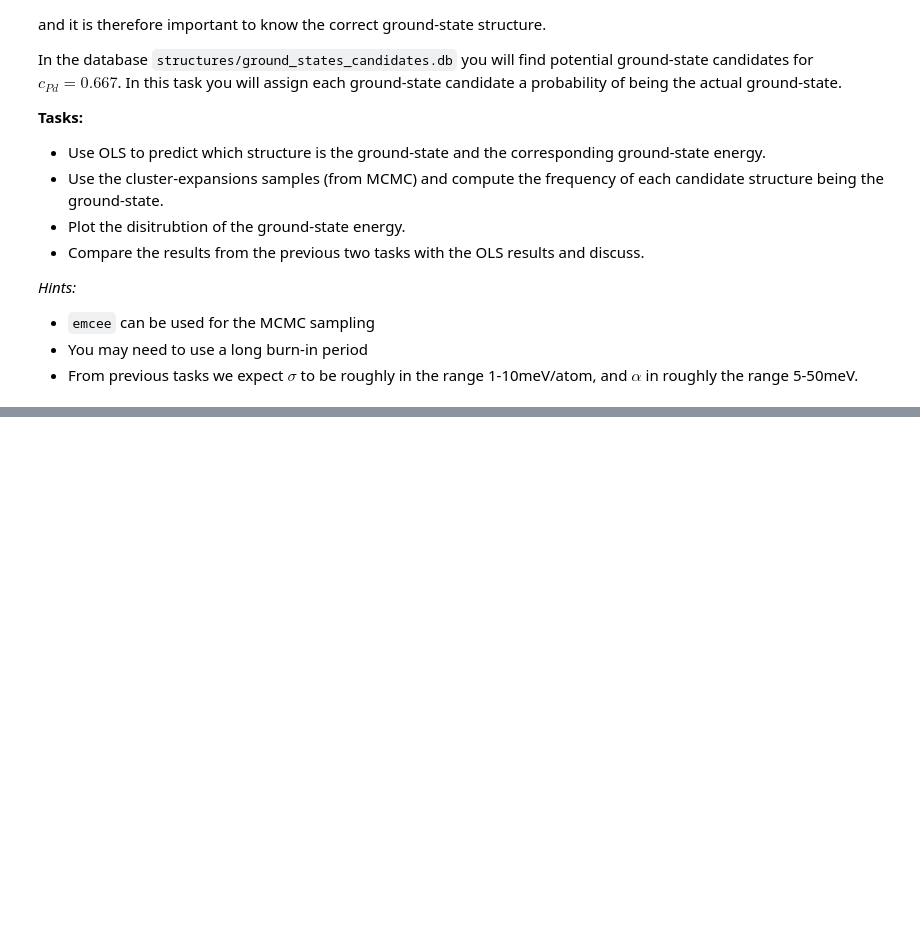
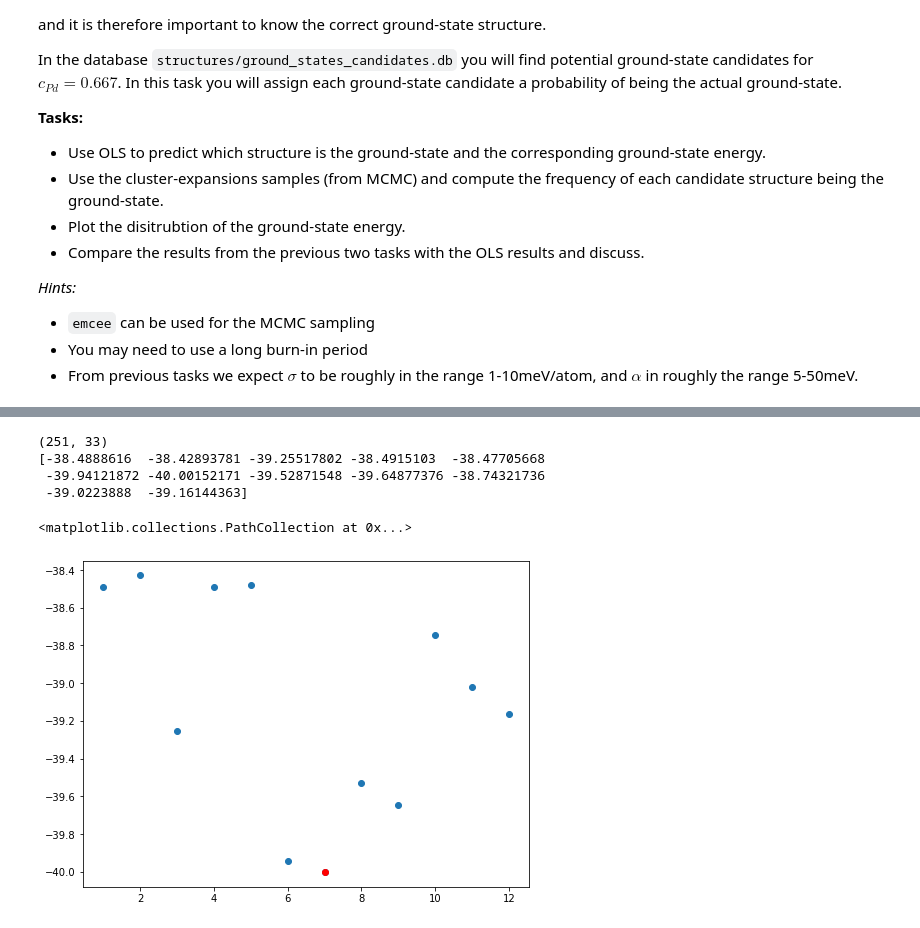
Before and after one commit to elindgren/asam_projects, a Jupyter notebook: Project2/TIF345_CE_project_2a.ipynb, the cells around one changed output, grey strips where cells are left out. Saved outputs shown, nothing was run; the diff lists cells and outputs as text; code cells hidden in the pictures; blank space fills up the shorter version.

```diff
--- a/Project2/TIF345_CE_project_2a.ipynb
+++ b/Project2/TIF345_CE_project_2a.ipynb
@@ -298,8 +298,7 @@ def normalize_data(X,y):
     X_tilde[:, 1:] = (red_X-np.mean(red_X, axis=0))/np.std(red_X, axis=0)
     return X_tilde, y_tilde
 
-def get_nbr_parameters(cutoffs):
-    db = connect('structures/reference_data.db')
+def get_nbr_parameters(cutoffs, db):
     prim = db.get(1).toatoms()
     cs = ClusterSpace(prim, cutoffs=cutoffs, chemical_symbols=['Ag', 'Pd'])
     atoms = db.get(1).toatoms()
@@ -311,19 +310,21 @@ def get_non_zero_params(model_params, parameter_tol):
     non_zero_idx = np.where(np.abs(model_params) > parameter_tol)[0]
     return non_zero_idx, model_params[non_zero_idx]
 
-def get_data(nbr_data, nbr_parameters, cs):
+def get_data(nbr_data, nbr_parameters, db, cs, get_energy=True):
     X = np.zeros((nbr_data,nbr_parameters)) # design matrix
     y = np.zeros(nbr_data)
     for j, row in enumerate(db.select()):
         atoms = db.get(j+1).toatoms()
         x = cs.get_cluster_vector(atoms)
         X[j,:] = x
-        y[j] = row.mixing_energy
+        if get_energy:
+            y[j] = row.mixing_energy
     return X, y
 
 def cutoff_analysis(cutoffs, nbr_data, n_splits, regression_model, model_parameters=None, parameter_tol=1e-4):
-    cs, nbr_parameters = get_nbr_parameters(cutoffs)
-    X, y = get_data(nbr_data, nbr_parameters, cs)
+    db = connect('structures/reference_data.db')
+    cs, nbr_parameters = get_nbr_parameters(cutoffs, db)
+    X, y = get_data(nbr_data, nbr_parameters, db, cs)
 
     X, y = normalize_data(X,y)
     CV_score = perform_cv(X,y,n_splits, regression_model, model_parameters)
@@ -694,0 +729,9 @@ ax.bar(t,height = J_mode, alpha = 0.5)
+# %%
+# Load ground state data
+ground_db = connect('structures/ground_state_candidates.db')
+nbr_ground_configs = 0
+for row in ground_db.select():
+    atoms = row.toatoms()
+    print(row.symbols)
+    nbr_ground_configs += 1
+print(nbr_ground_configs)
@@ -694,0 +752,30 @@ ax.bar(t,height = J_mode, alpha = 0.5)
+# %%
+# OLS
+# First train OLS with reference data
+db = connect('structures/reference_data.db')
+nbr_data = concentration.shape[0]
+cs, nbr_parameters = get_nbr_parameters(cutoffs, db)
+X, y = get_data(nbr_data, nbr_parameters, db, cs)
+OLS_model = OLS_fit(X, y)
+print(X.shape)
+
+# Then make prediction on ground state candidates
+cs, nbr_parameters = get_nbr_parameters(cutoffs, ground_db)
+Xg, _ = get_data(nbr_ground_configs, nbr_parameters, ground_db, cs, get_energy=False)
+
+y_OLS = OLS_model.predict(Xg)
+
+
+print(y_OLS)
+g_idx = np.argmin(y_OLS)
+fig, ax = plt.subplots(figsize=(8,6))
+candidates = np.arange(1, nbr_ground_configs+1)
+ax.scatter(candidates, y_OLS)
+ax.scatter(candidates[g_idx], y_OLS[g_idx], c='r')
+# %% [output]
+(251, 33)
+[-38.4888616  -38.42893781 -39.25517802 -38.4915103  -38.47705668
+ -39.94121872 -40.00152171 -39.52871548 -39.64877376 -38.74321736
+ -39.0223888  -39.16144363]
+<matplotlib.collections.PathCollection at 0x...>
+[figure, added]
```
Also changed, not shown: parts of 11 cells of this notebook, 5 other files.
